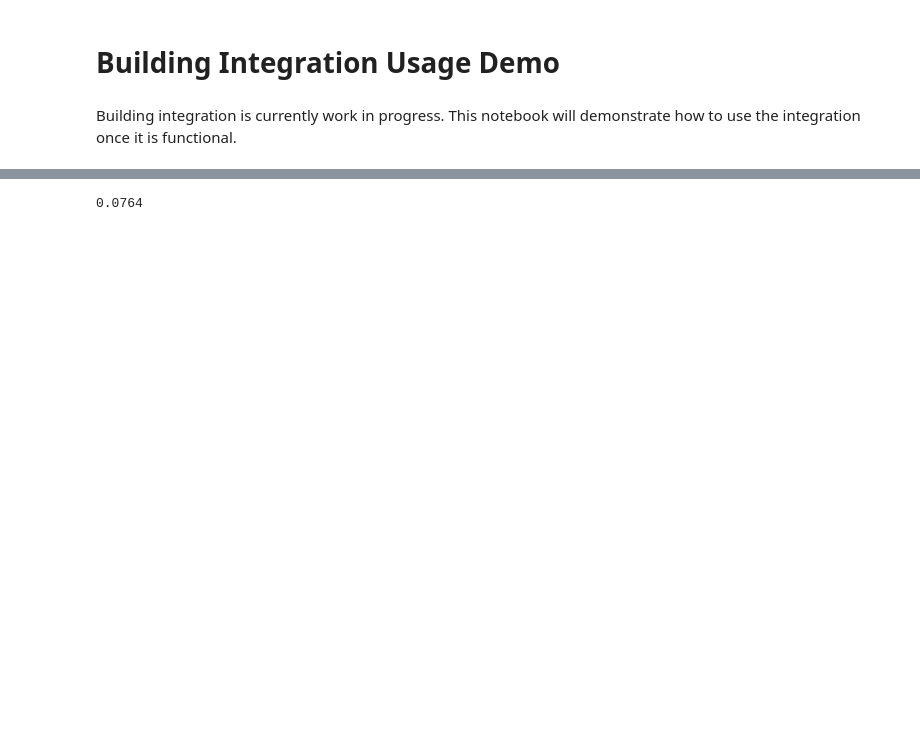
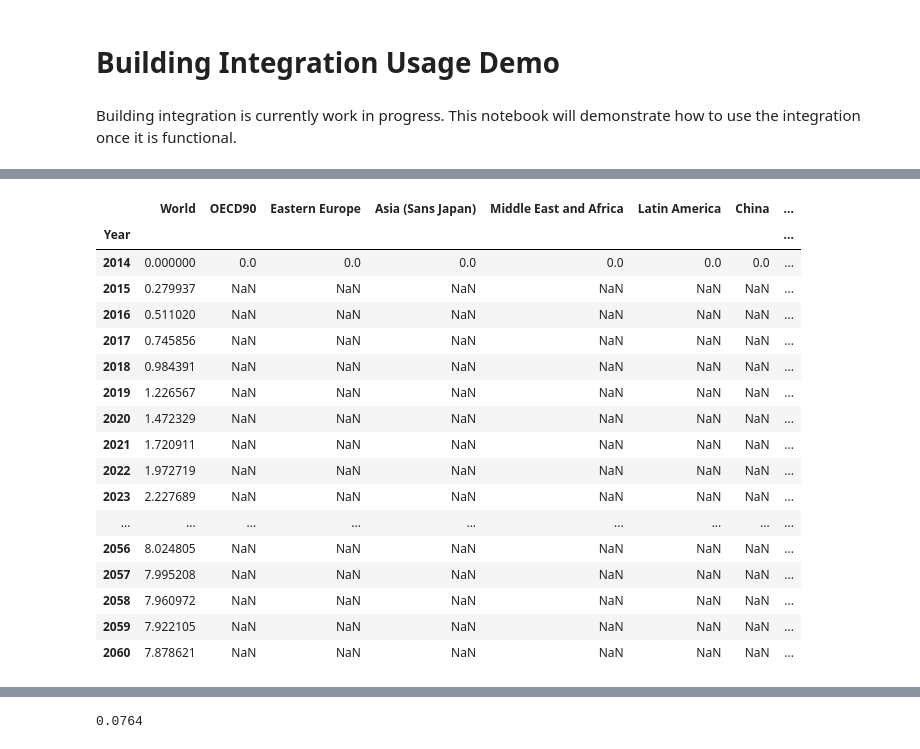
Before and after one commit to ProjectDrawdown/solutions, a Jupyter notebook: integrations/building_integration.ipynb, the cells around one changed output, grey strips where cells are left out. Cells and saved outputs as stored; diff of their text form; code cells hidden in the pictures; blank space fills up the shorter version.

```diff
--- a/integrations/building_integration.ipynb
+++ b/integrations/building_integration.ipynb
@@ -12,3 +33,22 @@ import pandas as pd
 # %%
-integrated_solution = building_integration.cool_roofs_integration()
+building_integration.insulation_integration()
+# %% [output]
+|  | World | OECD90 | Eastern Europe | Asia (Sans Japan) | Middle East and Africa | Latin America | China | ... |
+| Year |  |  |  |  |  |  |  | ... |
+| 2014 | 0.000000 | 0.0 | 0.0 | 0.0 | 0.0 | 0.0 | 0.0 | ... |
+| 2015 | 0.279937 | NaN | NaN | NaN | NaN | NaN | NaN | ... |
+| 2016 | 0.511020 | NaN | NaN | NaN | NaN | NaN | NaN | ... |
+| 2017 | 0.745856 | NaN | NaN | NaN | NaN | NaN | NaN | ... |
+| 2018 | 0.984391 | NaN | NaN | NaN | NaN | NaN | NaN | ... |
+| 2019 | 1.226567 | NaN | NaN | NaN | NaN | NaN | NaN | ... |
+| 2020 | 1.472329 | NaN | NaN | NaN | NaN | NaN | NaN | ... |
+| 2021 | 1.720911 | NaN | NaN | NaN | NaN | NaN | NaN | ... |
+| 2022 | 1.972719 | NaN | NaN | NaN | NaN | NaN | NaN | ... |
+| 2023 | 2.227689 | NaN | NaN | NaN | NaN | NaN | NaN | ... |
+| ... | ... | ... | ... | ... | ... | ... | ... | ... |
+| 2056 | 8.024805 | NaN | NaN | NaN | NaN | NaN | NaN | ... |
+| 2057 | 7.995208 | NaN | NaN | NaN | NaN | NaN | NaN | ... |
+| 2058 | 7.960972 | NaN | NaN | NaN | NaN | NaN | NaN | ... |
+| 2059 | 7.922105 | NaN | NaN | NaN | NaN | NaN | NaN | ... |
+| 2060 | 7.878621 | NaN | NaN | NaN | NaN | NaN | NaN | ... |
 # %%
```
Also changed, not shown: parts of 4 cells of this notebook, 2 other files.
